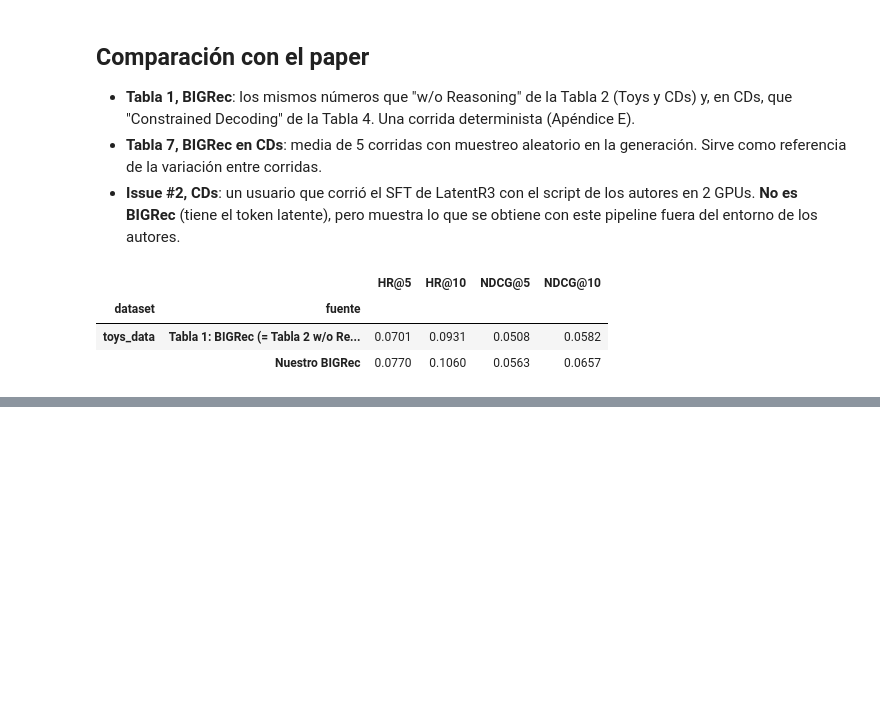
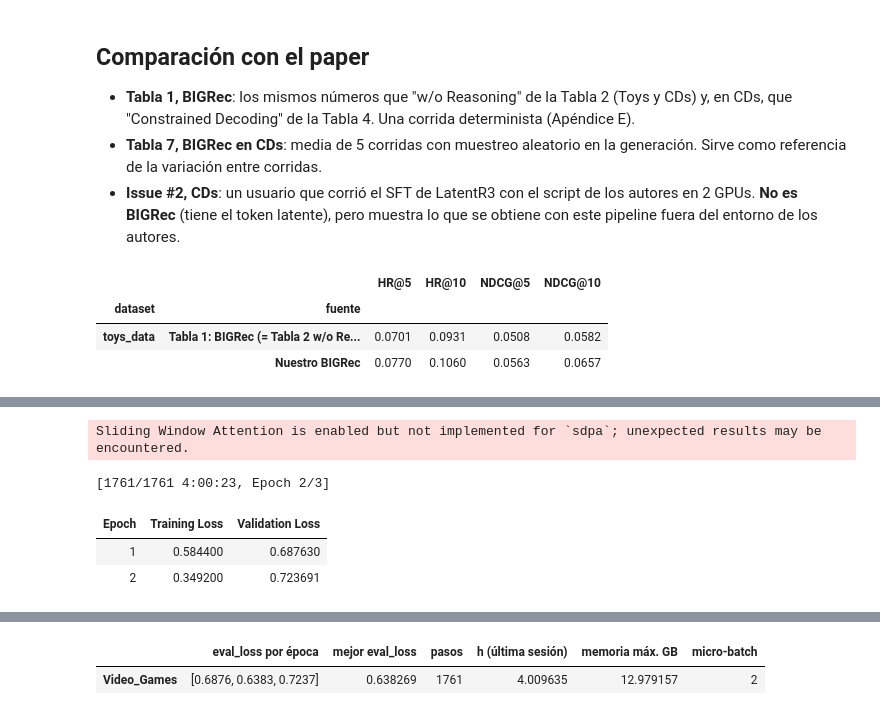
Before and after one commit to mannicchiarico/iic3633-proyecto-latentr3, a Jupyter notebook: notebooks/bigrec/baseline_bigrec.ipynb, the cells around one changed output, grey strips where cells are left out. Saved outputs shown, nothing was run; the diff lists cells and outputs as text; code cells hidden in the pictures; blank space fills up the shorter version.

```diff
--- a/notebooks/bigrec/baseline_bigrec.ipynb
+++ b/notebooks/bigrec/baseline_bigrec.ipynb
@@ -359,0 +368,14 @@ pd.DataFrame(filas).set_index(['dataset', 'fuente']).round(4)
+# %%
+assert CONFIG_MEMORIA is not None, 'Correr la celda de configuración (celda 3)'
+categoria = 'Video_Games'
+r = bb.entrenar(categoria, base, os.path.join(SALIDA, categoria), **CONFIG_MEMORIA)
+pd.DataFrame({categoria: {'eval_loss por época': [round(e['eval_loss'], 4) for e in r['evaluaciones']],
+                          'mejor eval_loss': r['mejor_eval_loss'], 'pasos': r['pasos_totales'],
+                          'h (última sesión)': r['segundos_esta_sesion'] / 3600,
+                          'memoria máx. GB': r['memoria_max_gb'], 'micro-batch': r['micro_batch']}}).T
+# %% [output]
+Sliding Window Attention is enabled but not implemented for `sdpa`; unexpected results may be encountered.
+[1761/1761 4:00:23, Epoch 2/3]
+| Epoch | Training Loss | Validation Loss |
+| 1 | 0.584400 | 0.687630 |
+| 2 | 0.349200 | 0.723691 |
@@ -359,0 +386,2 @@ pd.DataFrame(filas).set_index(['dataset', 'fuente']).round(4)
+|  | eval_loss por época | mejor eval_loss | pasos | h (última sesión) | memoria máx. GB | micro-batch |
+| Video_Games | [0.6876, 0.6383, 0.7237] | 0.638269 | 1761 | 4.009635 | 12.979157 | 2 |
```
Also changed, not shown: parts of 3 cells of this notebook.
